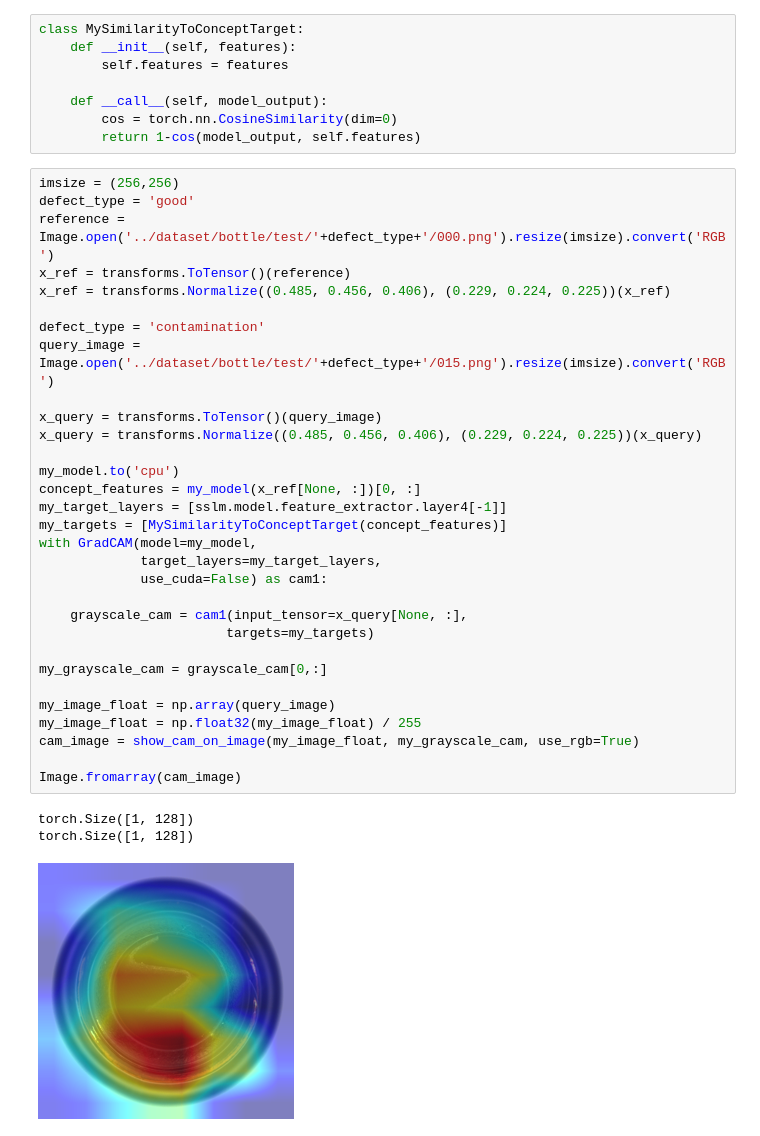
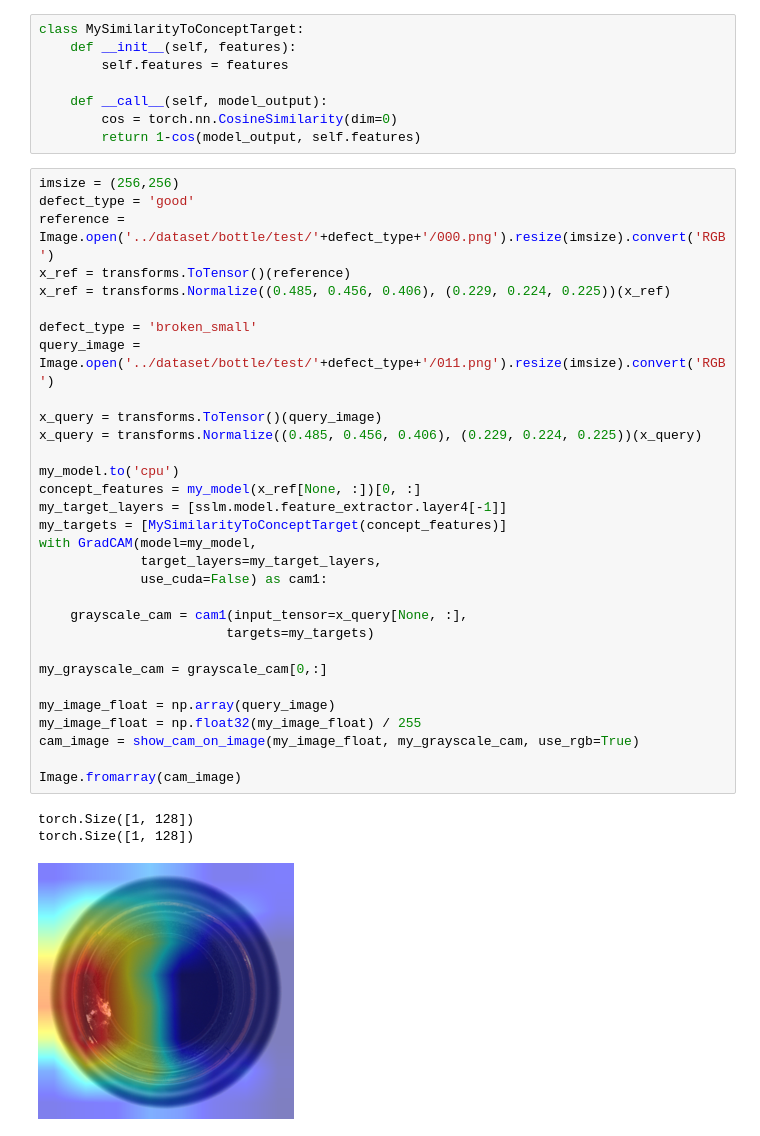
Before and after one commit to gabry1998/Self-Supervised-Anomaly-Detection, a Jupyter notebook: notebooks/gradcam.ipynb, the cells around one changed output. Cells and saved outputs as stored; diff of their text form.

```diff
--- a/notebooks/gradcam.ipynb
+++ b/notebooks/gradcam.ipynb
@@ -355,36 +355,36 @@ imsize = (256,256)
 defect_type = 'good'
 reference = Image.open('../dataset/bottle/test/'+defect_type+'/000.png').resize(imsize).convert('RGB')
 x_ref = transforms.ToTensor()(reference)
 x_ref = transforms.Normalize((0.485, 0.456, 0.406), (0.229, 0.224, 0.225))(x_ref)
 
-defect_type = 'contamination'
-query_image = Image.open('../dataset/bottle/test/'+defect_type+'/015.png').resize(imsize).convert('RGB')
+defect_type = 'broken_small'
+query_image = Image.open('../dataset/bottle/test/'+defect_type+'/011.png').resize(imsize).convert('RGB')
 
 x_query = transforms.ToTensor()(query_image)
 x_query = transforms.Normalize((0.485, 0.456, 0.406), (0.229, 0.224, 0.225))(x_query)
 
 my_model.to('cpu')
 concept_features = my_model(x_ref[None, :])[0, :]
 my_target_layers = [sslm.model.feature_extractor.layer4[-1]]
 my_targets = [MySimilarityToConceptTarget(concept_features)]
 with GradCAM(model=my_model,
              target_layers=my_target_layers,
              use_cuda=False) as cam1:
 
     grayscale_cam = cam1(input_tensor=x_query[None, :],
                         targets=my_targets)
 
 my_grayscale_cam = grayscale_cam[0,:]
 
 my_image_float = np.array(query_image)
 my_image_float = np.float32(my_image_float) / 255
 cam_image = show_cam_on_image(my_image_float, my_grayscale_cam, use_rgb=True)
 
 Image.fromarray(cam_image)
 # %% [output]
 torch.Size([1, 128])
 torch.Size([1, 128])
-[figure, old version]
+[figure, new version]
 # %%
 query_image
 # %% [output]
```
Also changed, not shown: parts of 1 cell of this notebook, 1 other file.
